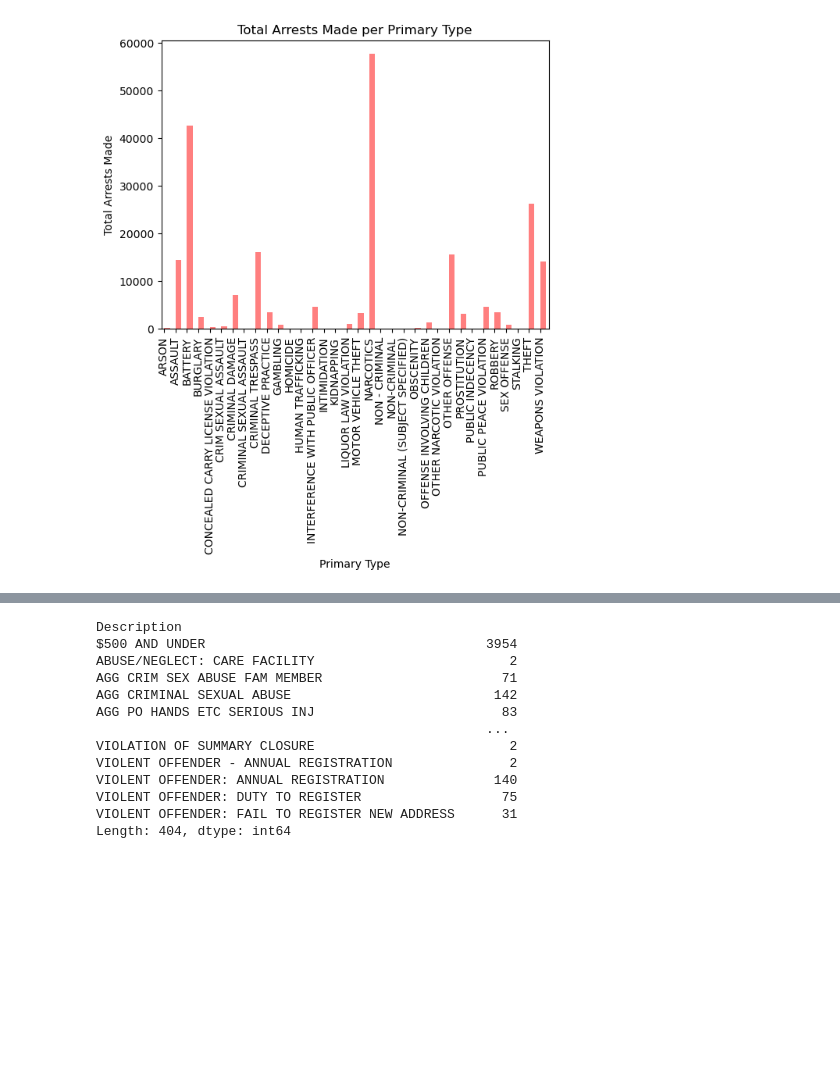
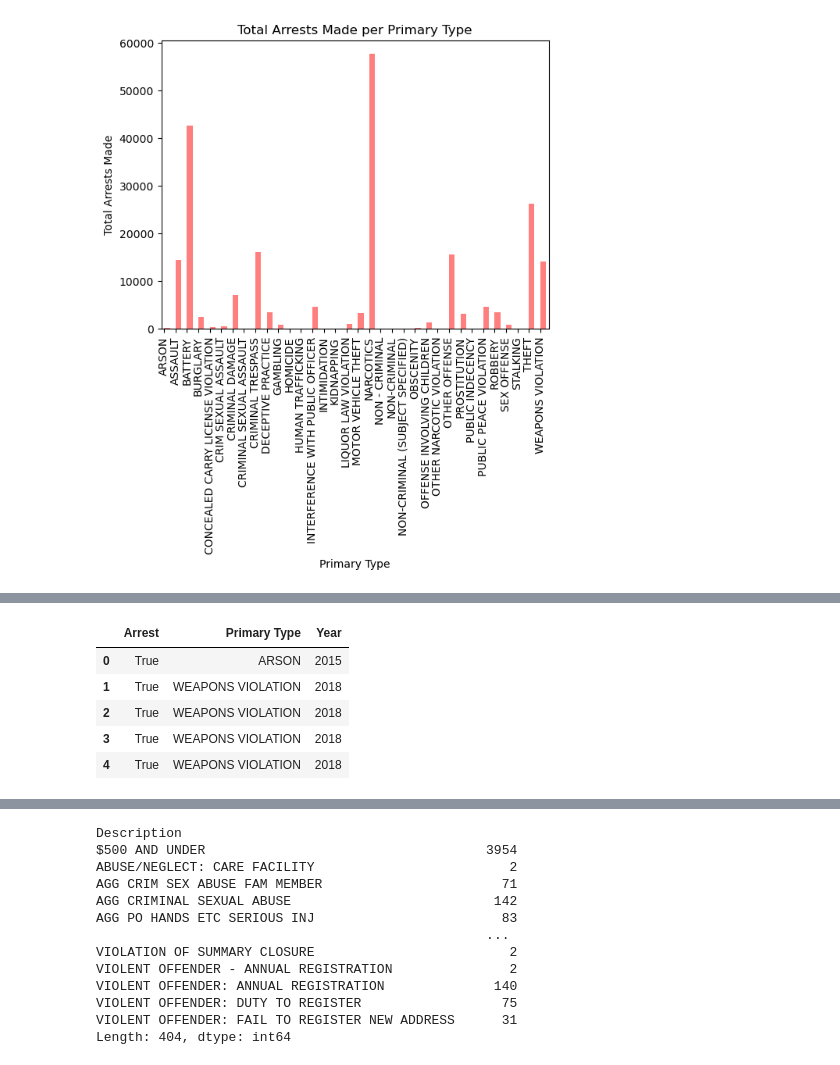
Before and after one commit to jdmandras/Project-1, a Jupyter notebook: crimes-DU.ipynb, the cells around one changed output, grey strips where cells are left out. Saved outputs shown, nothing was run; the diff lists cells and outputs as text; code cells hidden in the pictures; blank space fills up the shorter version.

```diff
--- a/crimes-DU.ipynb
+++ b/crimes-DU.ipynb
@@ -148,0 +193,11 @@ plt.show
+# %%
+#Filter Primary types of Arrest by year
+new_crimes_df=crimes[['Arrest', 'Primary Type', 'Year']].copy()
+new_crimes_df.head()
+# %% [output]
+|  | Arrest | Primary Type | Year |
+| 0 | True | ARSON | 2015 |
+| 1 | True | WEAPONS VIOLATION | 2018 |
+| 2 | True | WEAPONS VIOLATION | 2018 |
+| 3 | True | WEAPONS VIOLATION | 2018 |
+| 4 | True | WEAPONS VIOLATION | 2018 |
```
Also changed, not shown: parts of 5 cells of this notebook.
